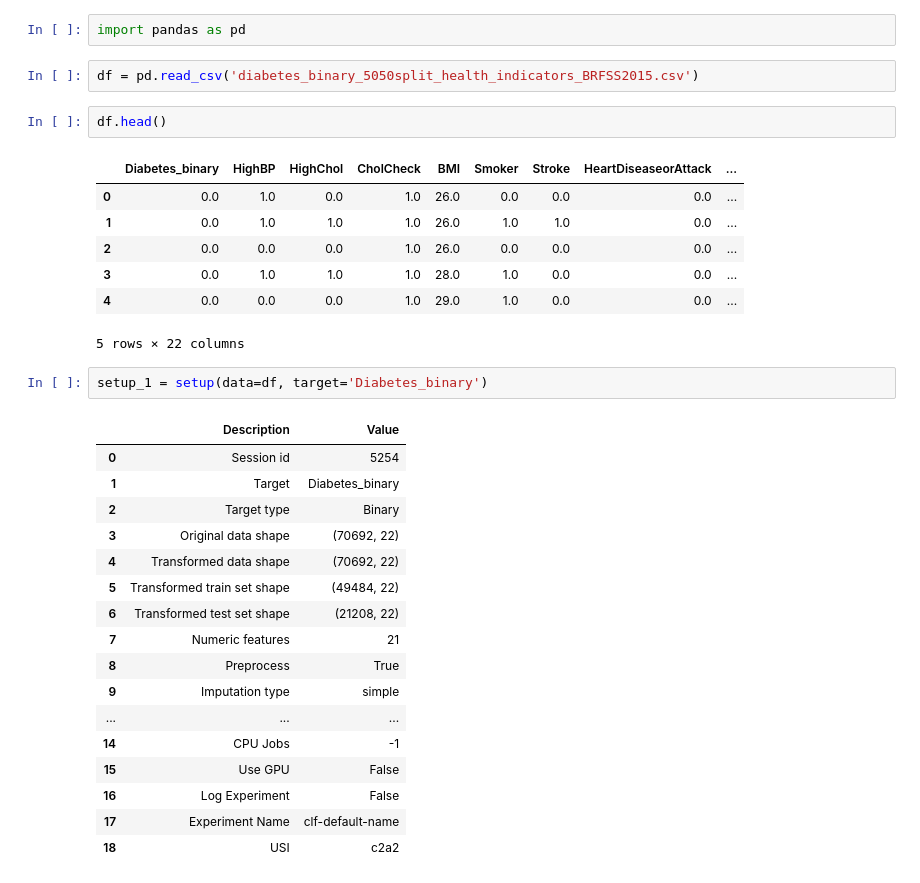
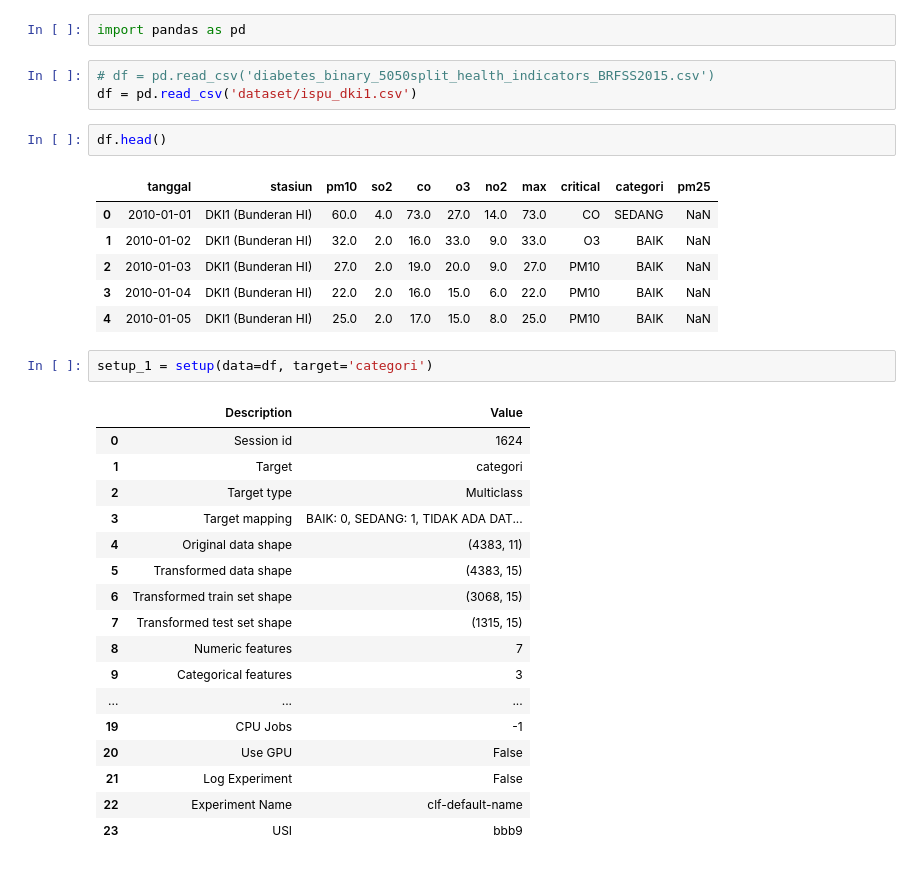
Before and after one commit to saifudienrosyid/finalproject_KKPM, a Jupyter notebook: halo.ipynb, the cells around one changed output. Cells and saved outputs as stored; diff of their text form.

Commit message:
testing other dataset

```diff
--- a/halo.ipynb
+++ b/halo.ipynb
@@ -3,37 +3,37 @@ from pycaret.classification import *
 # %%
 import pandas as pd
 # %%
-df = pd.read_csv('diabetes_binary_5050split_health_indicators_BRFSS2015.csv')
+# df = pd.read_csv('diabetes_binary_5050split_health_indicators_BRFSS2015.csv')
+df = pd.read_csv('dataset/ispu_dki1.csv')
 # %%
 df.head()
 # %% [output]
-|  | Diabetes_binary | HighBP | HighChol | CholCheck | BMI | Smoker | Stroke | HeartDiseaseorAttack | ... |
-| 0 | 0.0 | 1.0 | 0.0 | 1.0 | 26.0 | 0.0 | 0.0 | 0.0 | ... |
-| 1 | 0.0 | 1.0 | 1.0 | 1.0 | 26.0 | 1.0 | 1.0 | 0.0 | ... |
-| 2 | 0.0 | 0.0 | 0.0 | 1.0 | 26.0 | 0.0 | 0.0 | 0.0 | ... |
-| 3 | 0.0 | 1.0 | 1.0 | 1.0 | 28.0 | 1.0 | 0.0 | 0.0 | ... |
-| 4 | 0.0 | 0.0 | 0.0 | 1.0 | 29.0 | 1.0 | 0.0 | 0.0 | ... |
+|  | tanggal | stasiun | pm10 | so2 | co | o3 | no2 | max | critical | categori | pm25 |
+| 0 | 2010-01-01 | DKI1 (Bunderan HI) | 60.0 | 4.0 | 73.0 | 27.0 | 14.0 | 73.0 | CO | SEDANG | NaN |
+| 1 | 2010-01-02 | DKI1 (Bunderan HI) | 32.0 | 2.0 | 16.0 | 33.0 | 9.0 | 33.0 | O3 | BAIK | NaN |
+| 2 | 2010-01-03 | DKI1 (Bunderan HI) | 27.0 | 2.0 | 19.0 | 20.0 | 9.0 | 27.0 | PM10 | BAIK | NaN |
+| 3 | 2010-01-04 | DKI1 (Bunderan HI) | 22.0 | 2.0 | 16.0 | 15.0 | 6.0 | 22.0 | PM10 | BAIK | NaN |
+| 4 | 2010-01-05 | DKI1 (Bunderan HI) | 25.0 | 2.0 | 17.0 | 15.0 | 8.0 | 25.0 | PM10 | BAIK | NaN |
-5 rows × 22 columns
 # %%
-setup_1 = setup(data=df, target='Diabetes_binary')
+setup_1 = setup(data=df, target='categori')
 # %% [output]
 |  | Description | Value |
-| 0 | Session id | 5254 |
-| 1 | Target | Diabetes_binary |
-| 2 | Target type | Binary |
-| 3 | Original data shape | (70692, 22) |
-| 4 | Transformed data shape | (70692, 22) |
-| 5 | Transformed train set shape | (49484, 22) |
-| 6 | Transformed test set shape | (21208, 22) |
-| 7 | Numeric features | 21 |
-| 8 | Preprocess | True |
-| 9 | Imputation type | simple |
+| 0 | Session id | 1624 |
+| 1 | Target | categori |
+| 2 | Target type | Multiclass |
+| 3 | Target mapping | BAIK: 0, SEDANG: 1, TIDAK ADA DAT... |
+| 4 | Original data shape | (4383, 11) |
+| 5 | Transformed data shape | (4383, 15) |
+| 6 | Transformed train set shape | (3068, 15) |
+| 7 | Transformed test set shape | (1315, 15) |
+| 8 | Numeric features | 7 |
+| 9 | Categorical features | 3 |
 | ... | ... | ... |
-| 14 | CPU Jobs | -1 |
-| 15 | Use GPU | False |
-| 16 | Log Experiment | False |
-| 17 | Experiment Name | clf-default-name |
-| 18 | USI | c2a2 |
+| 19 | CPU Jobs | -1 |
+| 20 | Use GPU | False |
+| 21 | Log Experiment | False |
+| 22 | Experiment Name | clf-default-name |
+| 23 | USI | bbb9 |
 # %%
 best_model = compare_models()
 # %% [output]
```
Also changed, not shown: parts of 2 cells of this notebook, 5 other files.
